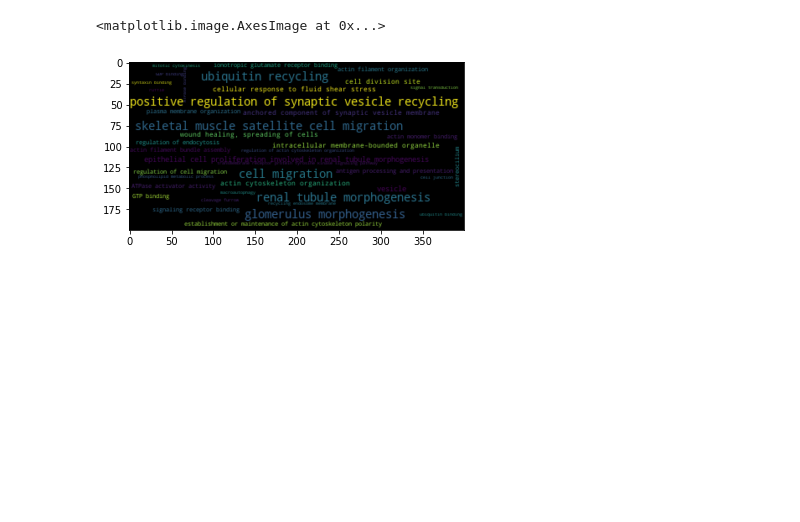
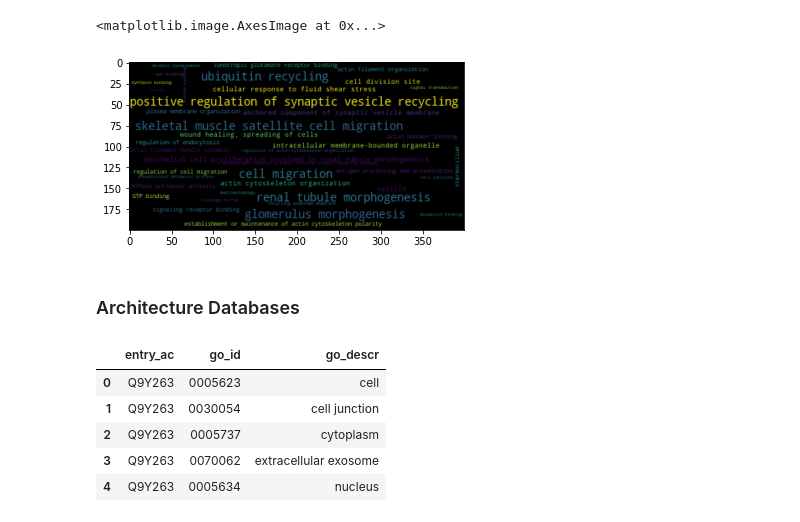
Before and after one commit to damiclem/proteincake, a Jupyter notebook: Helping function (temp).ipynb, the cells around one changed output. Cells and saved outputs as stored; diff of their text form; code cells hidden in the pictures; blank space fills up the shorter version.

```diff
--- a/Helping function (temp).ipynb
+++ b/Helping function (temp).ipynb
@@ -733,3 +745,17 @@ Number of GO passed: 41
 0003755       peptidyl-prolyl cis-trans isomerase activity  4.517338
 <matplotlib.image.AxesImage at 0x...>
 [figure]
+# %% [markdown]
+### Architecture Databases
+# %%
+original_arch = pd.read_csv(ARCHITECTURE_IN_ORIGINAL_PATH, sep='\t', index_col=0)
+ds_gene_ontology = pd.read_csv(GO_CSV_PATH, sep='\t', dtype=str)
+
+ds_gene_ontology.head()
+# %% [output]
+|  | entry_ac | go_id | go_descr |
+| 0 | Q9Y263 | 0005623 | cell |
+| 1 | Q9Y263 | 0030054 | cell junction |
+| 2 | Q9Y263 | 0005737 | cytoplasm |
+| 3 | Q9Y263 | 0070062 | extracellular exosome |
+| 4 | Q9Y263 | 0005634 | nucleus |
```
Also changed, not shown: parts of 5 cells of this notebook, 3 other files.
